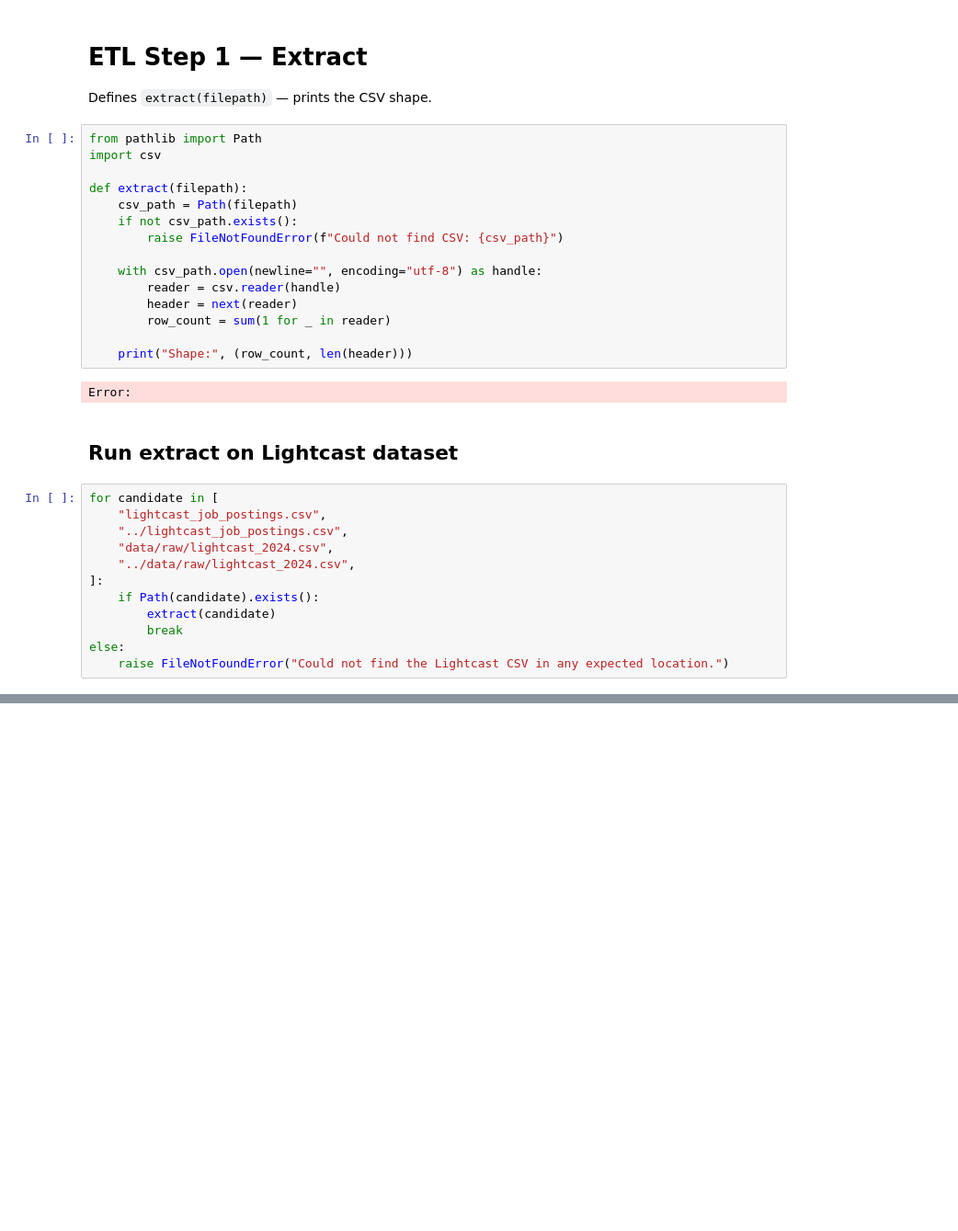
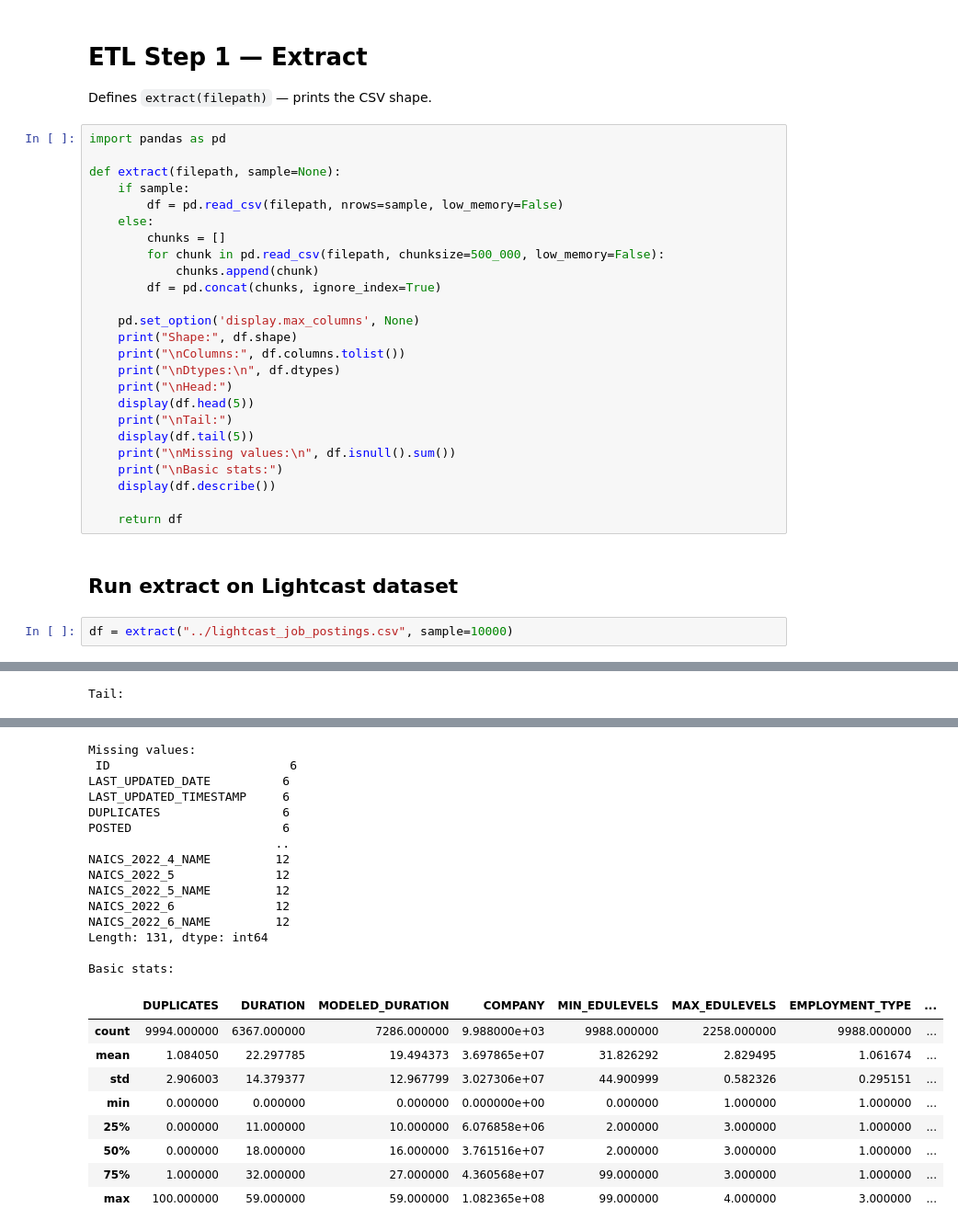
Before and after one commit to frjulie8-proj/repoad688-employability-sum26-groupB, a Jupyter notebook: etl/01_extract.ipynb, the cells around one changed output, grey strips where cells are left out. Shown at 92% size. Drawn from its saved outputs; the diff is of its cells as text; blank space fills up the shorter version.

```diff
--- a/etl/01_extract.ipynb
+++ b/etl/01_extract.ipynb
@@ -3,33 +3,32 @@
 
 Defines `extract(filepath)` — prints the CSV shape.
 # %%
-from pathlib import Path
-import csv
+import pandas as pd
 
-def extract(filepath):
-    csv_path = Path(filepath)
-    if not csv_path.exists():
-        raise FileNotFoundError(f"Could not find CSV: {csv_path}")
+def extract(filepath, sample=None):
+    if sample:
+        df = pd.read_csv(filepath, nrows=sample, low_memory=False)
+    else:
+        chunks = []
+        for chunk in pd.read_csv(filepath, chunksize=500_000, low_memory=False):
+            chunks.append(chunk)
+        df = pd.concat(chunks, ignore_index=True)
 
-    with csv_path.open(newline="", encoding="utf-8") as handle:
-        reader = csv.reader(handle)
-        header = next(reader)
-        row_count = sum(1 for _ in reader)
+    pd.set_option('display.max_columns', None)
+    print("Shape:", df.shape)
+    print("\nColumns:", df.columns.tolist())
+    print("\nDtypes:\n", df.dtypes)
+    print("\nHead:")
+    display(df.head(5))
+    print("\nTail:")
+    display(df.tail(5))
+    print("\nMissing values:\n", df.isnull().sum())
+    print("\nBasic stats:")
+    display(df.describe())
 
-    print("Shape:", (row_count, len(header)))
+    return df
-# %% [output]
-Error:
 # %% [markdown]
 ## Run extract on Lightcast dataset
 # %%
-for candidate in [
-    "lightcast_job_postings.csv",
-    "../lightcast_job_postings.csv",
-    "data/raw/lightcast_2024.csv",
-    "../data/raw/lightcast_2024.csv",
-]:
-    if Path(candidate).exists():
-        extract(candidate)
-        break
-else:
-    raise FileNotFoundError("Could not find the Lightcast CSV in any expected location.")
+df = extract("../lightcast_job_postings.csv", sample=10000)
+# %% [output]
@@ -35,0 +60 @@ else:
+Tail:
@@ -35,0 +67,24 @@ else:
+Missing values:
+ ID                         6
+LAST_UPDATED_DATE          6
+LAST_UPDATED_TIMESTAMP     6
+DUPLICATES                 6
+POSTED                     6
+                          ..
+NAICS_2022_4_NAME         12
+NAICS_2022_5              12
+NAICS_2022_5_NAME         12
+NAICS_2022_6              12
+NAICS_2022_6_NAME         12
+Length: 131, dtype: int64
+
+Basic stats:
+|  | DUPLICATES | DURATION | MODELED_DURATION | COMPANY | MIN_EDULEVELS | MAX_EDULEVELS | EMPLOYMENT_TYPE | ... |
+| count | 9994.000000 | 6367.000000 | 7286.000000 | 9.988000e+03 | 9988.000000 | 2258.000000 | 9988.000000 | ... |
+| mean | 1.084050 | 22.297785 | 19.494373 | 3.697865e+07 | 31.826292 | 2.829495 | 1.061674 | ... |
+| std | 2.906003 | 14.379377 | 12.967799 | 3.027306e+07 | 44.900999 | 0.582326 | 0.295151 | ... |
+| min | 0.000000 | 0.000000 | 0.000000 | 0.000000e+00 | 0.000000 | 1.000000 | 1.000000 | ... |
+| 25% | 0.000000 | 11.000000 | 10.000000 | 6.076858e+06 | 2.000000 | 3.000000 | 1.000000 | ... |
+| 50% | 0.000000 | 18.000000 | 16.000000 | 3.761516e+07 | 2.000000 | 3.000000 | 1.000000 | ... |
+| 75% | 1.000000 | 32.000000 | 27.000000 | 4.360568e+07 | 99.000000 | 3.000000 | 1.000000 | ... |
+| max | 100.000000 | 59.000000 | 59.000000 | 1.082365e+08 | 99.000000 | 4.000000 | 3.000000 | ... |
```
Also changed, not shown: parts of 1 cell of this notebook.
